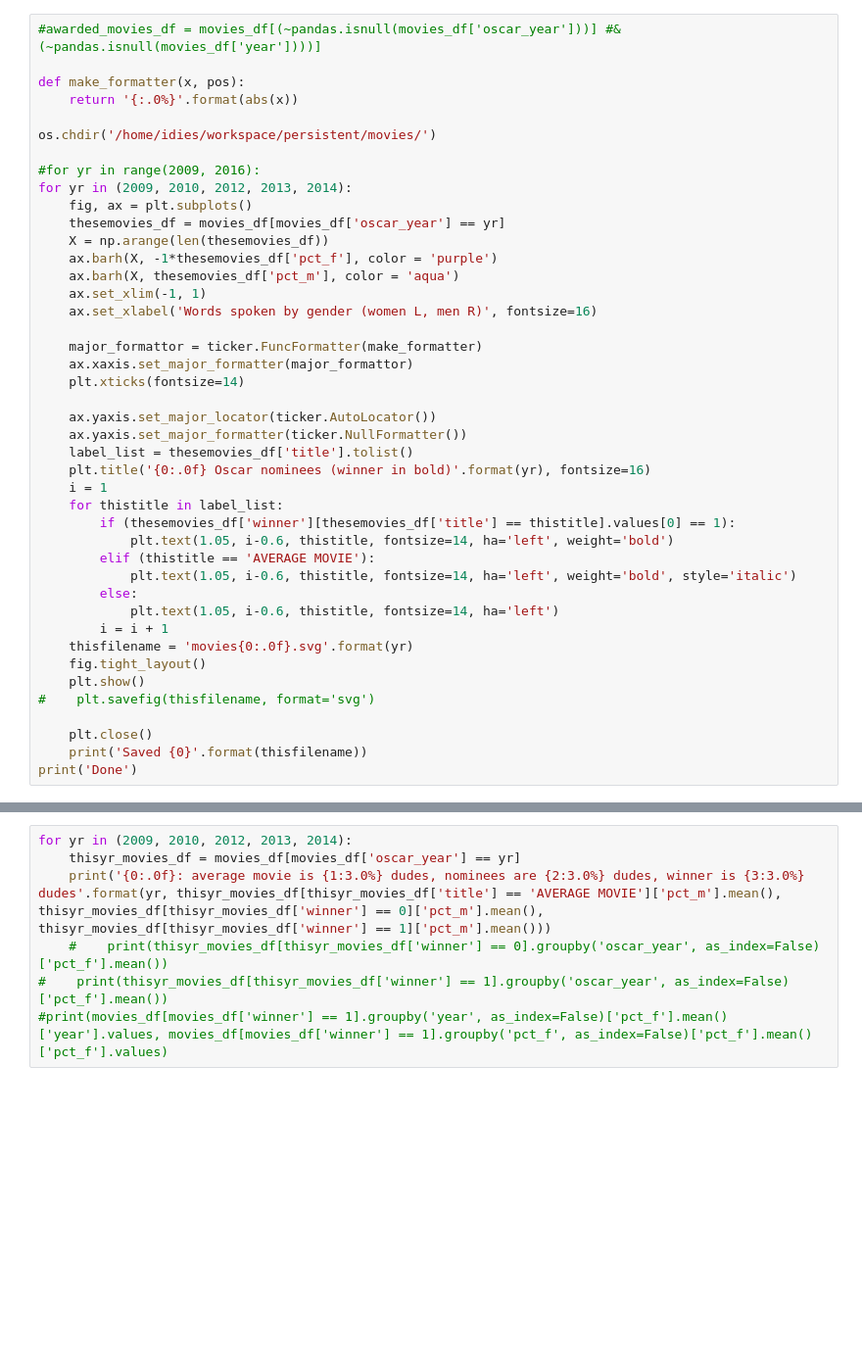
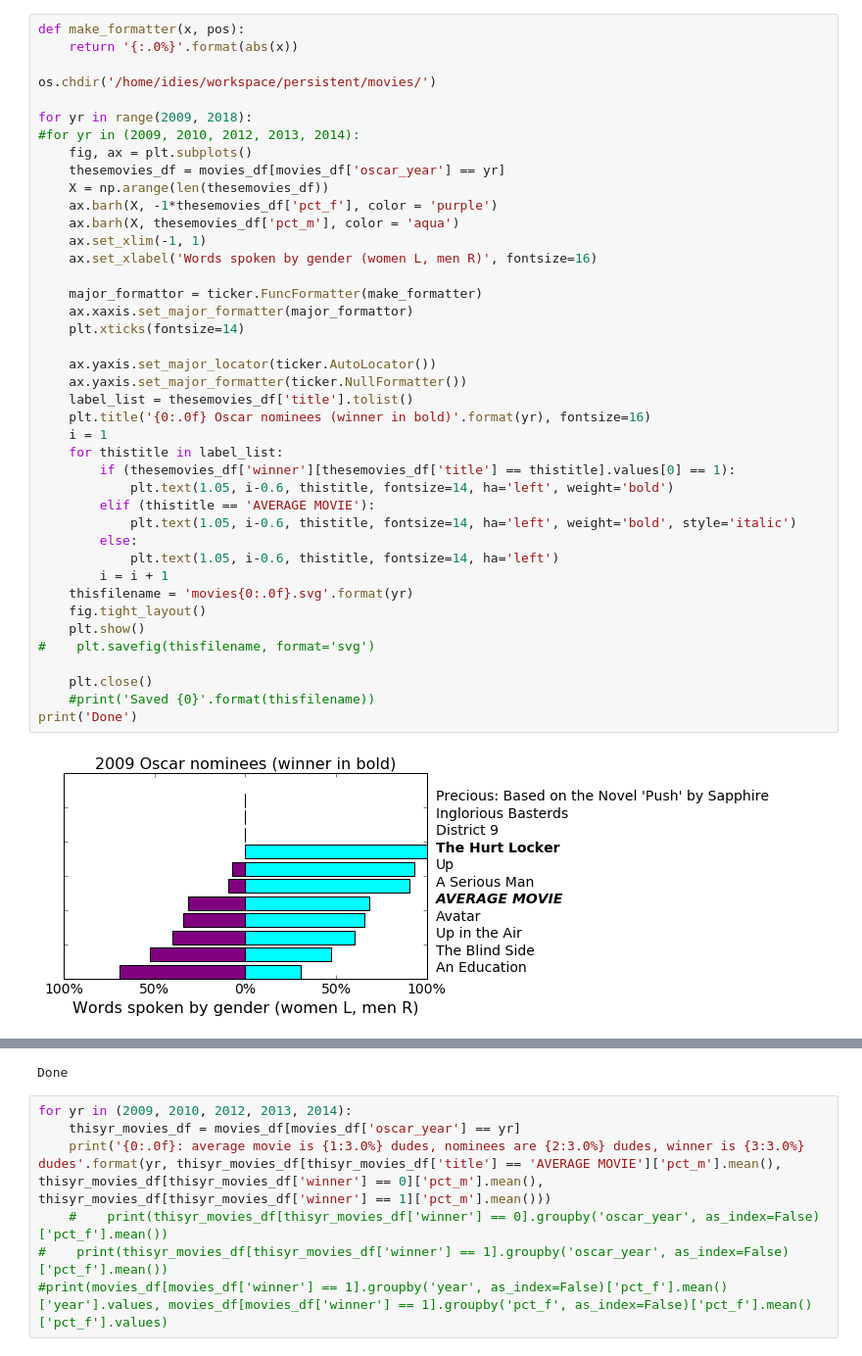
Before and after one commit to raddick/movie-scripts-from-polygraph, a Jupyter notebook: oscardata/oscar_nominees.ipynb, the cells around one changed output, grey strips where cells are left out. Shown at 98% size. Drawn from its saved outputs; the diff is of its cells as text; blank space fills up the shorter version.

Commit message:
Ran notebook, added screenshots of each year's graph

```diff
--- a/oscardata/oscar_nominees.ipynb
+++ b/oscardata/oscar_nominees.ipynb
@@ -59,43 +61,43 @@ print('Done')
 # %%
-#awarded_movies_df = movies_df[(~pandas.isnull(movies_df['oscar_year']))] #& (~pandas.isnull(movies_df['year'])))]
-
 def make_formatter(x, pos):
     return '{:.0%}'.format(abs(x))
 
 os.chdir('/home/idies/workspace/persistent/movies/')
 
-#for yr in range(2009, 2016):
-for yr in (2009, 2010, 2012, 2013, 2014):
+for yr in range(2009, 2018):
+#for yr in (2009, 2010, 2012, 2013, 2014):
     fig, ax = plt.subplots()
     thesemovies_df = movies_df[movies_df['oscar_year'] == yr]
     X = np.arange(len(thesemovies_df))
     ax.barh(X, -1*thesemovies_df['pct_f'], color = 'purple')
     ax.barh(X, thesemovies_df['pct_m'], color = 'aqua')
     ax.set_xlim(-1, 1)
     ax.set_xlabel('Words spoken by gender (women L, men R)', fontsize=16)
 
     major_formattor = ticker.FuncFormatter(make_formatter)
     ax.xaxis.set_major_formatter(major_formattor)
     plt.xticks(fontsize=14)
 
     ax.yaxis.set_major_locator(ticker.AutoLocator())
     ax.yaxis.set_major_formatter(ticker.NullFormatter())
     label_list = thesemovies_df['title'].tolist()
     plt.title('{0:.0f} Oscar nominees (winner in bold)'.format(yr), fontsize=16)
     i = 1
     for thistitle in label_list:
         if (thesemovies_df['winner'][thesemovies_df['title'] == thistitle].values[0] == 1):
             plt.text(1.05, i-0.6, thistitle, fontsize=14, ha='left', weight='bold')
         elif (thistitle == 'AVERAGE MOVIE'):
             plt.text(1.05, i-0.6, thistitle, fontsize=14, ha='left', weight='bold', style='italic')
         else:
             plt.text(1.05, i-0.6, thistitle, fontsize=14, ha='left')
         i = i + 1
     thisfilename = 'movies{0:.0f}.svg'.format(yr)
     fig.tight_layout()
     plt.show()
 #    plt.savefig(thisfilename, format='svg')
 
     plt.close()
-    print('Saved {0}'.format(thisfilename))
+    #print('Saved {0}'.format(thisfilename))
 print('Done')
+# %% [output]
+[figure, added]
@@ -102,3 +112,4 @@ print('Done')
+Done
 # %%
 for yr in (2009, 2010, 2012, 2013, 2014):
     thisyr_movies_df = movies_df[movies_df['oscar_year'] == yr]
```
Also changed, not shown: parts of 3 cells of this notebook, 7 other files.
